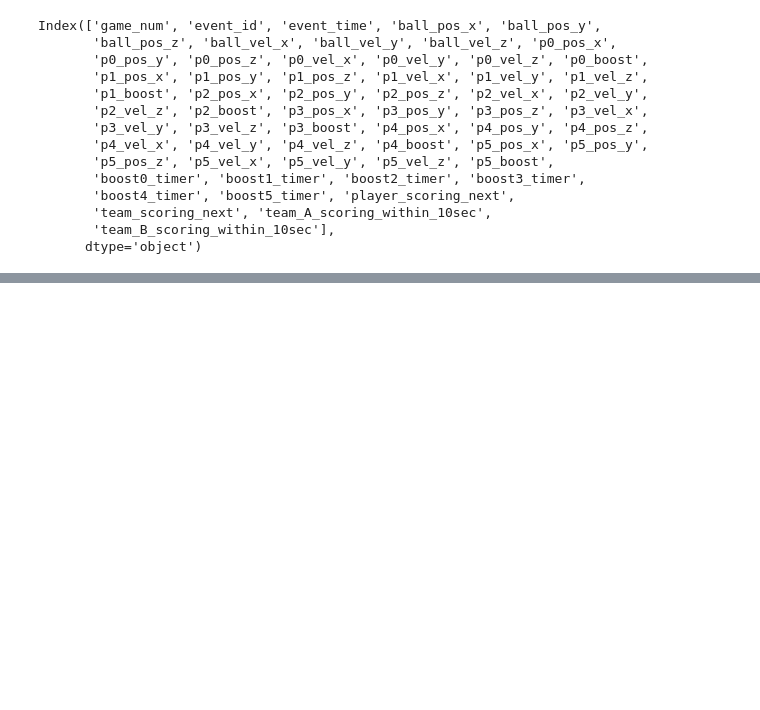
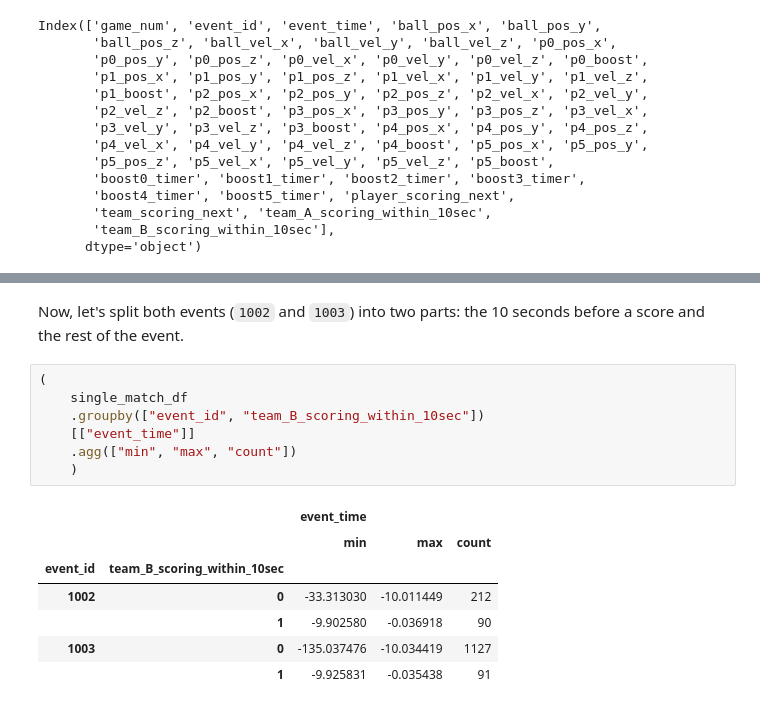
Before and after one commit to donelianc/my-kaggle-tools, a Jupyter notebook: competitions/tabular-playground-series-oct-2022/notebooks/0.0-ic-first-look-at-data.ipynb, the cells around one changed output, grey strips where cells are left out. Cells and saved outputs as stored; diff of their text form; blank space fills up the shorter version.

```diff
--- a/competitions/tabular-playground-series-oct-2022/notebooks/0.0-ic-first-look-at-data.ipynb
+++ b/competitions/tabular-playground-series-oct-2022/notebooks/0.0-ic-first-look-at-data.ipynb
@@ -137,0 +191,17 @@ draw_rocket_league_position(single_match_df, meta, (fig, ax));
+# %% [markdown]
+Now, let's split both events (`1002` and `1003`) into two parts: the 10 seconds before a score and the rest of the event.
+# %%
+(
+    single_match_df
+    .groupby(["event_id", "team_B_scoring_within_10sec"])
+    [["event_time"]]
+    .agg(["min", "max", "count"])
+    )
+# %% [output]
+|  |  | event_time |  |  |
+|  |  | min | max | count |
+| event_id | team_B_scoring_within_10sec |  |  |  |
+| 1002 | 0 | -33.313030 | -10.011449 | 212 |
+|  | 1 | -9.902580 | -0.036918 | 90 |
+| 1003 | 0 | -135.037476 | -10.034419 | 1127 |
+|  | 1 | -9.925831 | -0.035438 | 91 |
```
Also changed, not shown: parts of 35 cells of this notebook, 2 other files.
